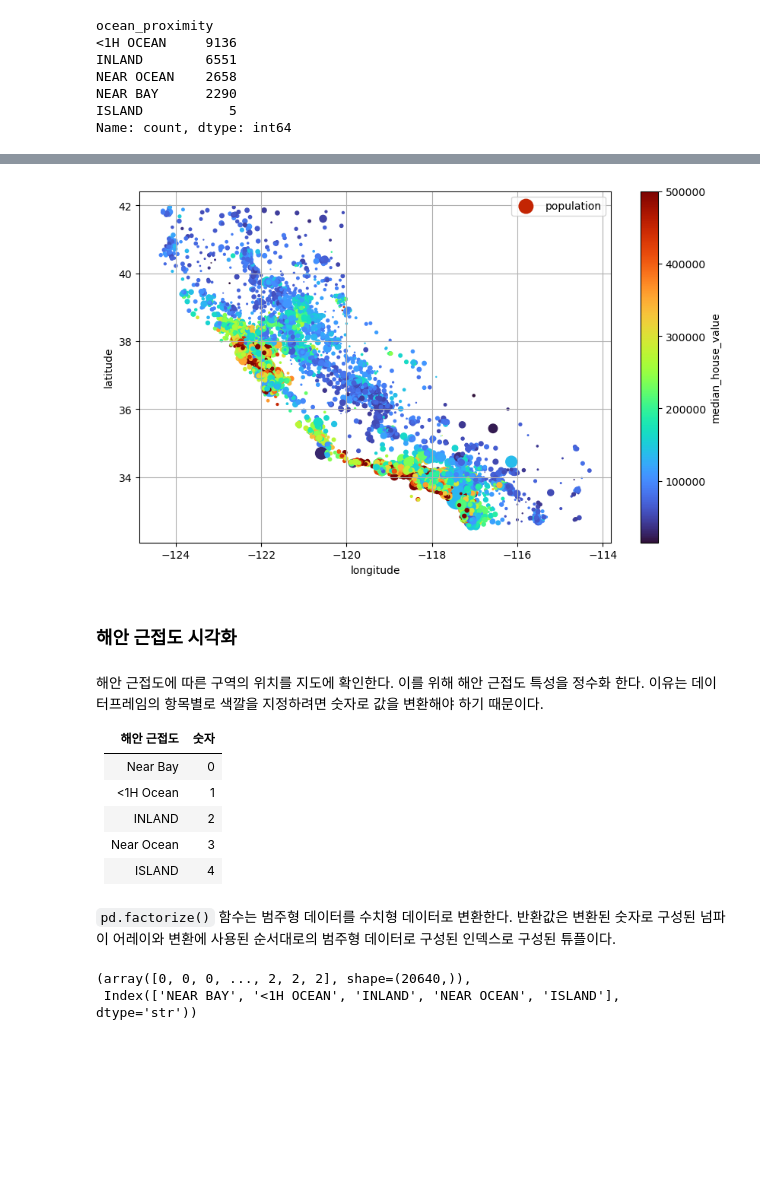
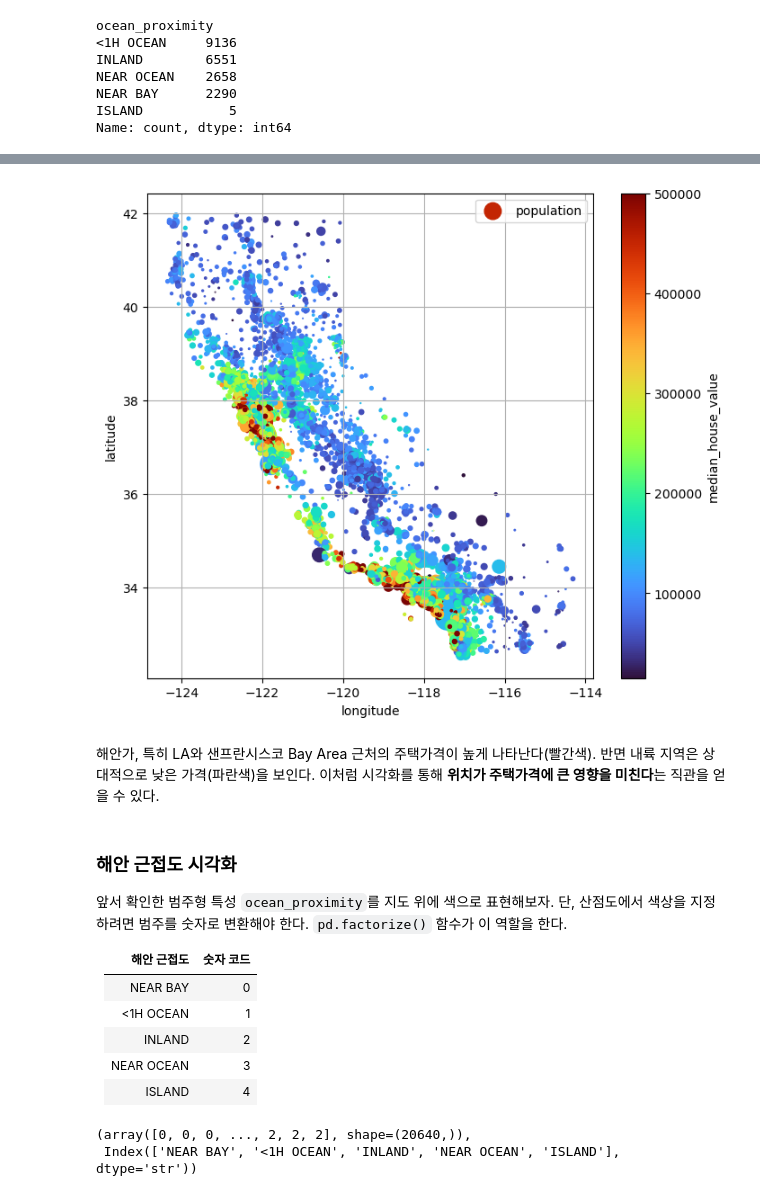
Before and after one commit to codingalzi/code-workout-datasci, a Jupyter notebook: data_exploration.ipynb, the cells around one changed output, grey strips where cells are left out. Cells and saved outputs as stored; diff of their text form; code cells hidden in the pictures; blank space fills up the shorter version.

```diff
--- a/data_exploration.ipynb
+++ b/data_exploration.ipynb
@@ -169,34 +298,34 @@ plt.show()
 # %%
-housing.plot(kind="scatter",
-             x="longitude",
-             y="latitude",
-             grid=True,
-             s=housing["population"] / 100, label="population",
-             c="median_house_value",
-             cmap="turbo",
-             colorbar=True,
-             figsize=(10, 6))
+ax = housing.plot(kind="scatter",
+                  x="longitude",
+                  y="latitude",
+                  grid=True,
+                  s=housing["population"] / 100, label="population",
+                  c="median_house_value",
+                  cmap="turbo",
+                  colorbar=True,
+                  figsize=(8, 7))
 plt.show()
 # %% [output]
-[figure, old version]
+[figure, new version]
-# %% [markdown]
-### 해안 근접도 시각화
-# %% [markdown]
-해안 근접도에 따른 구역의 위치를 지도에 확인한다.
-이를 위해 해안 근접도 특성을 정수화 한다.
-이유는 데이터프레임의 항목별로 색깔을 지정하려면 숫자로 값을 변환해야 하기 때문이다.
-
-| 해안 근접도 | 숫자 |
-| :---: | :---: |
-| Near Bay | 0 |
-| <1H Ocean | 1 |
-|INLAND | 2 |
-| Near Ocean | 3 |
-| ISLAND | 4 |
-# %% [markdown]
-`pd.factorize()` 함수는 범주형 데이터를 수치형 데이터로 변환한다.
-반환값은 변환된 숫자로 구성된 넘파이 어레이와 변환에 사용된 순서대로의 범주형 데이터로 구성된 인덱스로
-구성된 튜플이다.
+# %% [markdown]
+해안가, 특히 LA와 샌프란시스코 Bay Area 근처의 주택가격이 높게 나타난다(빨간색).
+반면 내륙 지역은 상대적으로 낮은 가격(파란색)을 보인다.
+이처럼 시각화를 통해 **위치가 주택가격에 큰 영향을 미친다**는 직관을 얻을 수 있다.
+# %% [markdown]
+### 해안 근접도 시각화
+
+앞서 확인한 범주형 특성 `ocean_proximity`를 지도 위에 색으로 표현해보자.
+단, 산점도에서 색상을 지정하려면 범주를 숫자로 변환해야 한다.
+`pd.factorize()` 함수가 이 역할을 한다.
+
+| 해안 근접도 | 숫자 코드 |
+| :---: | :---: |
+| NEAR BAY | 0 |
+| <1H OCEAN | 1 |
+| INLAND | 2 |
+| NEAR OCEAN | 3 |
+| ISLAND | 4 |
 # %%
 pd.factorize(housing["ocean_proximity"])
 # %% [output]
```
Also changed, not shown: parts of 188 cells of this notebook, 1 other file.
